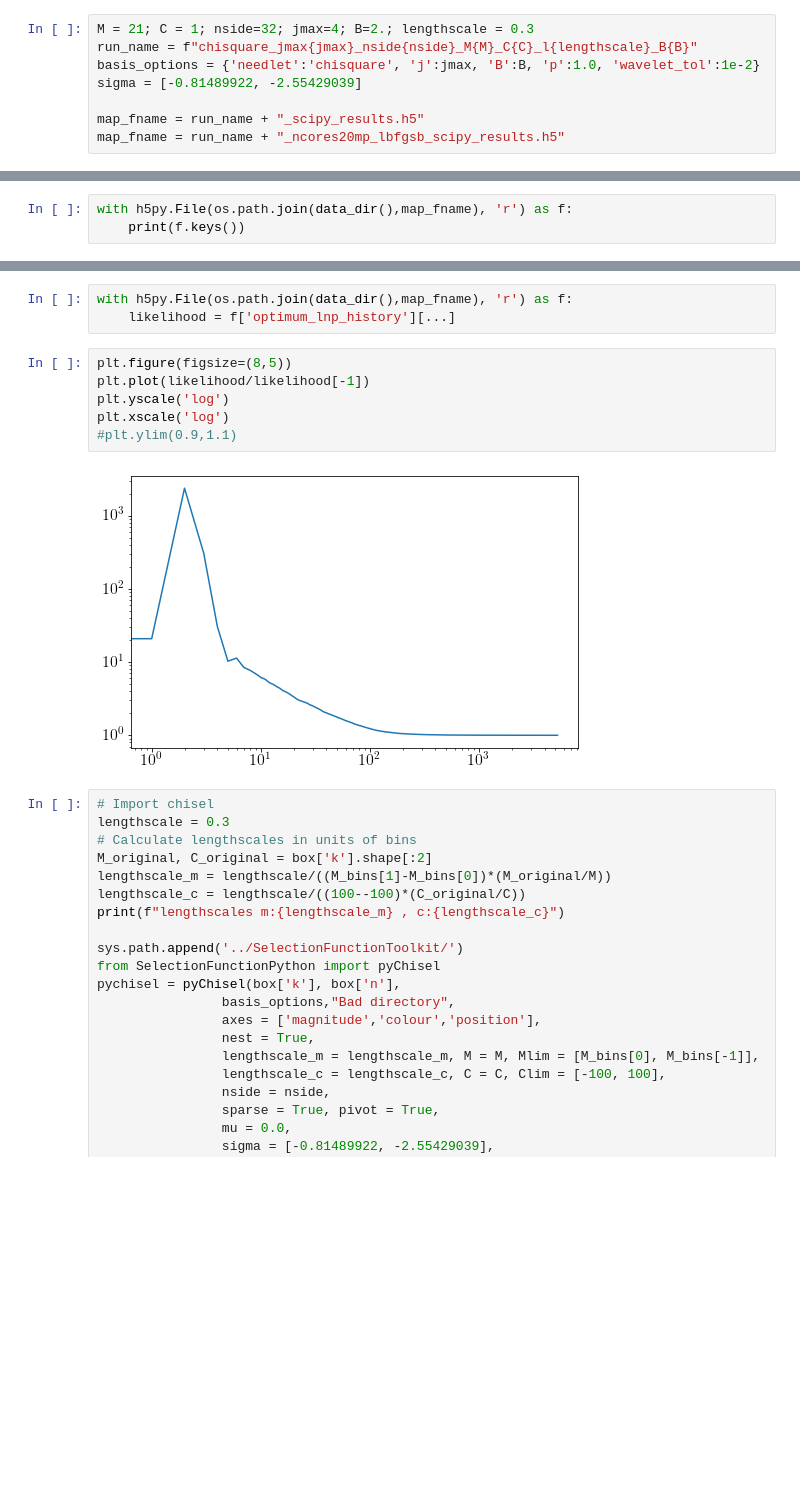
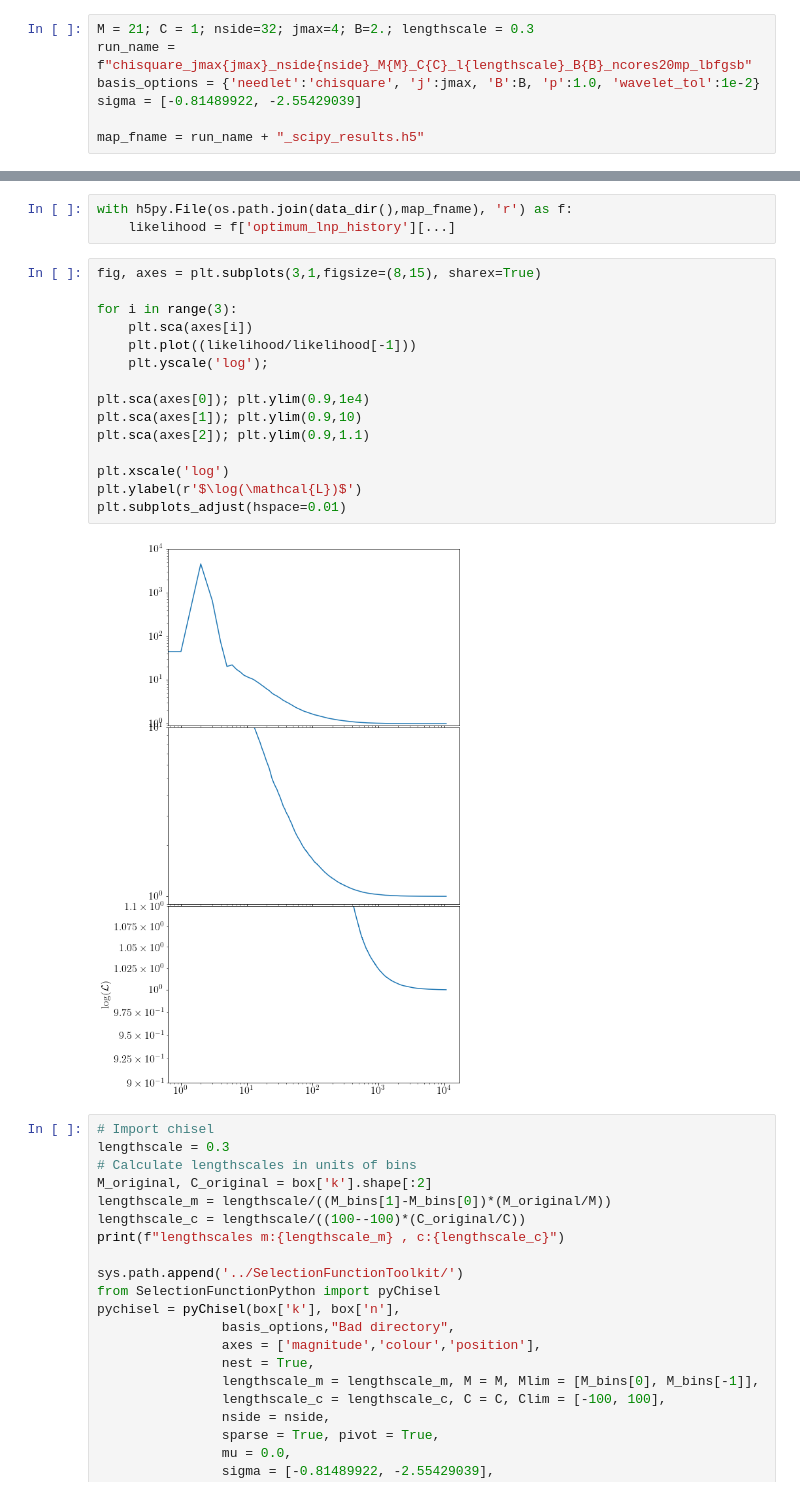
Before and after one commit to gaiaverse/astrometry, a Jupyter notebook: Results/Needlet Astrometry.ipynb, the cells around one changed output, grey strips where cells are left out. Cells and saved outputs as stored; diff of their text form; blank space fills up the shorter version.

```diff
--- a/Results/Needlet Astrometry.ipynb
+++ b/Results/Needlet Astrometry.ipynb
@@ -83,12 +83,11 @@ import astropy.units as units
 from selectionfunctions.std_paths import data_dir
 # %%
 M = 21; C = 1; nside=32; jmax=4; B=2.; lengthscale = 0.3
-run_name = f"chisquare_jmax{jmax}_nside{nside}_M{M}_C{C}_l{lengthscale}_B{B}"
+run_name = f"chisquare_jmax{jmax}_nside{nside}_M{M}_C{C}_l{lengthscale}_B{B}_ncores20mp_lbfgsb"
 basis_options = {'needlet':'chisquare', 'j':jmax, 'B':B, 'p':1.0, 'wavelet_tol':1e-2}
 sigma = [-0.81489922, -2.55429039]
 
 map_fname = run_name + "_scipy_results.h5"
-map_fname = run_name + "_ncores20mp_lbfgsb_scipy_results.h5"
 # %%
 ast_sf = chisel(map_fname=map_fname, nside=64, C=C, M=M, basis_options=basis_options,
                 lengthscale_m=lengthscale, lengthscale_c=lengthscale,
@@ -229,6 +222,3 @@ plt.savefig('figs/%s_expected-x_3hpx.png' % run_name, bbox_inches='tight', dpi=2
 [figure]
 # %% [markdown]
 # Load in full pixel selection function
-# %%
-with h5py.File(os.path.join(data_dir(),map_fname), 'r') as f:
-    print(f.keys())
@@ -632,14 +620,23 @@ plt.savefig('figs/%s_GP_b-vs-mag_3l_m.png' % run_name, bbox_inches='tight', face
 # %%
 with h5py.File(os.path.join(data_dir(),map_fname), 'r') as f:
     likelihood = f['optimum_lnp_history'][...]
-# %%
-plt.figure(figsize=(8,5))
-plt.plot(likelihood/likelihood[-1])
-plt.yscale('log')
-plt.xscale('log')
-#plt.ylim(0.9,1.1)
-# %% [output]
-[figure, removed]
+# %%
+fig, axes = plt.subplots(3,1,figsize=(8,15), sharex=True)
+
+for i in range(3):
+    plt.sca(axes[i])
+    plt.plot((likelihood/likelihood[-1]))
+    plt.yscale('log');
+
+plt.sca(axes[0]); plt.ylim(0.9,1e4)
+plt.sca(axes[1]); plt.ylim(0.9,10)
+plt.sca(axes[2]); plt.ylim(0.9,1.1)
+
+plt.xscale('log')
+plt.ylabel(r'$\log(\mathcal{L})$')
+plt.subplots_adjust(hspace=0.01)
+# %% [output]
+[figure, added]
 # %%
 # Import chisel
 lengthscale = 0.3
```
Also changed, not shown: parts of 5 cells of this notebook, 3 other files.
